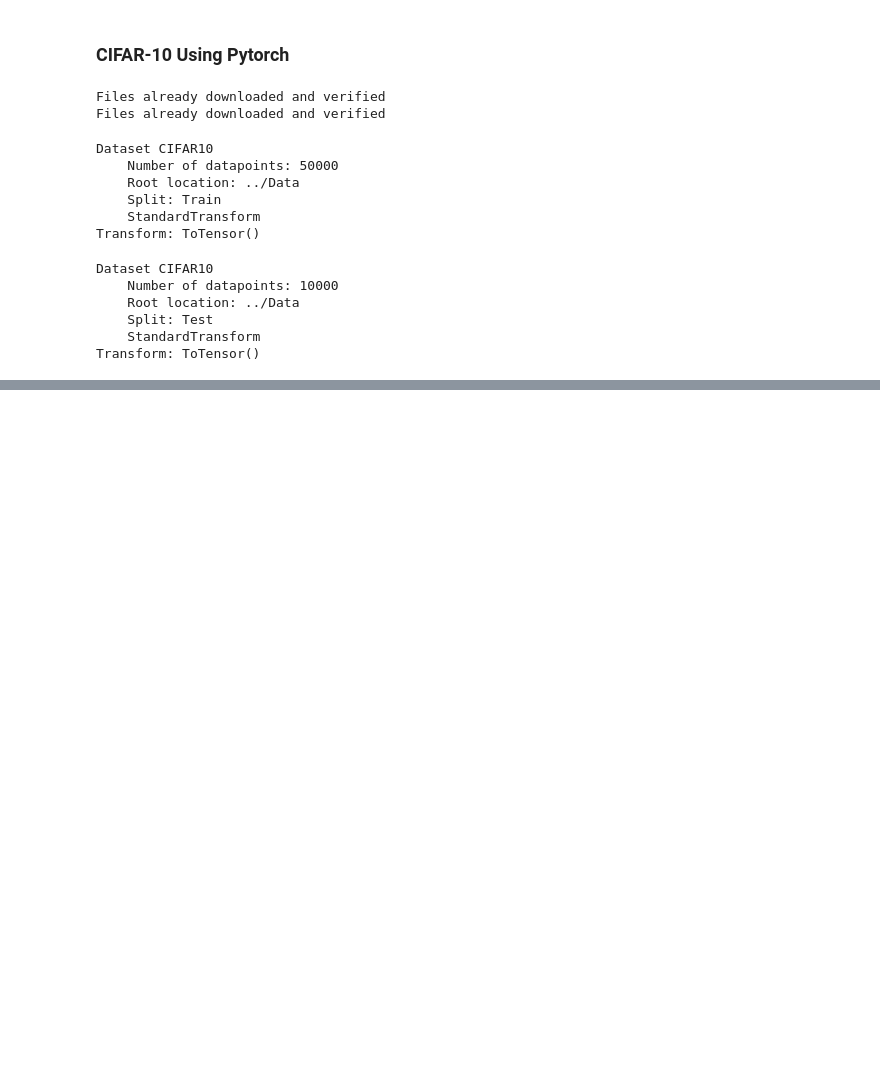
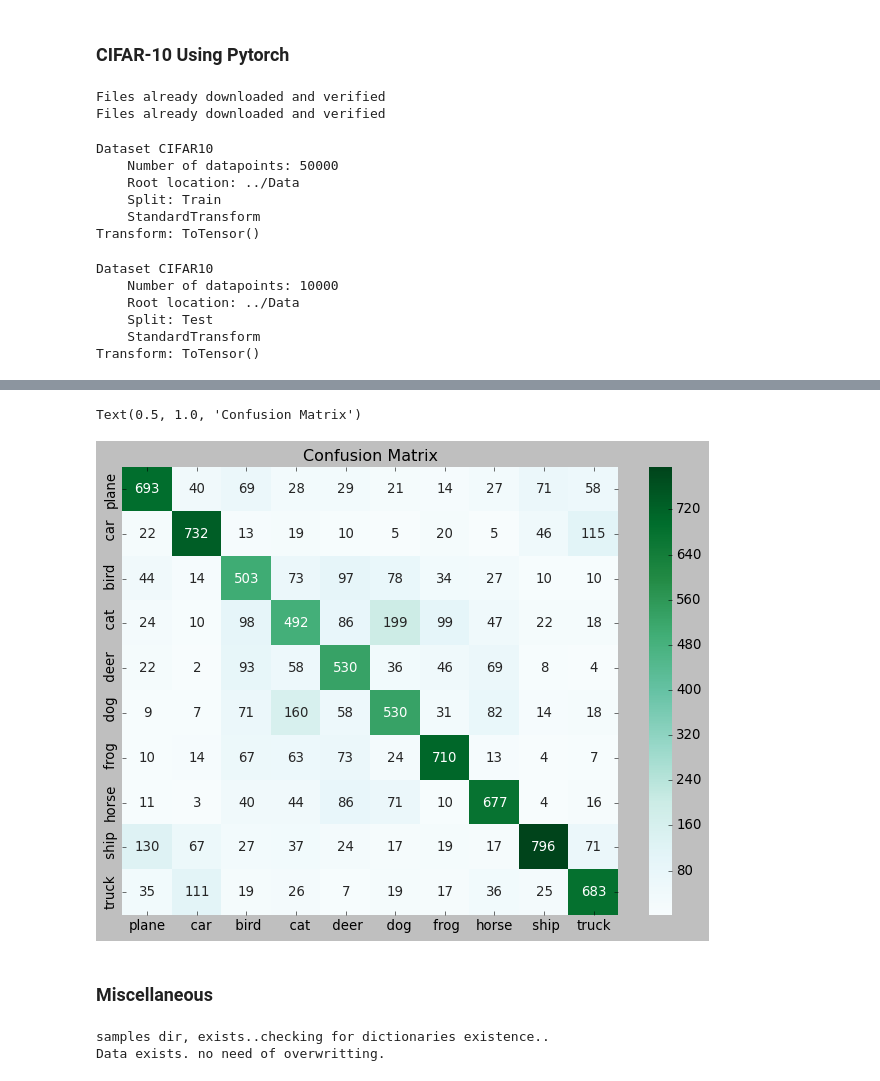
Before and after one commit to r0han99/Deep-Learning-Anatomy, a Jupyter notebook: Projects/CIFAR10/Pytorch/CIFAR10-Pytorch.ipynb, the cells around one changed output, grey strips where cells are left out. Cells and saved outputs as stored; diff of their text form; code cells hidden in the pictures; blank space fills up the shorter version.

```diff
--- a/Projects/CIFAR10/Pytorch/CIFAR10-Pytorch.ipynb
+++ b/Projects/CIFAR10/Pytorch/CIFAR10-Pytorch.ipynb
@@ -205,0 +253,14 @@ KeyboardInterrupt:
+# %%
+test_load = DataLoader(test_data,batch_size=test_data.data.shape[0],)
+# %%
+with torch.no_grad():
+    correct = 0
+    for x_test,y_test in test_load:
+
+        y_val = model(x_test)
+        _, predicted = y_val.max(1)
+
+        correct += (predicted == y_test ).sum()
+
+print(f"Test Accuracy {correct.item()}/{len(test_data)} : {correct.item()*100/(len(test_data))}%")
+accuracy = correct.item()*100/ (len(test_data))
@@ -205,0 +314,34 @@ KeyboardInterrupt:
+# %%
+confmat = pd.DataFrame(confusion_matrix(predicted,y_test))
+confmat.index = class_names
+confmat.columns = class_names
+# %%
+plt.figure(figsize=(10,7))
+sns.heatmap(confmat,annot=True,fmt='d',cmap='BuGn')
+plt.title('Confusion Matrix')
+# %% [output]
+Text(0.5, 1.0, 'Confusion Matrix')
+[figure, added]
+# %% [markdown]
+### Miscellaneous
+# %%
+import os
+path = '../samples/'
+overview_path = '../samples/overview.txt'
+eval_path  = '../samples/evaluate.txt'
+
+if os.path.exists(path):
+
+    print('samples dir, exists..checking for dictionaries existence..')
+
+    if os.path.exists(overview_path) and os.path.exists(eval_path):
+        print('Data exists. no need of overwritting.')
+    else:
+        print("overview and eval doesn't exist, proceed to step-2")
+
+else:
+    print("samples/ dir is non-existent, Establishing one..")
+    os.mkdir(path) # samples directory
+# %% [output]
+samples dir, exists..checking for dictionaries existence..
+Data exists. no need of overwritting.
```
Also changed, not shown: parts of 22 cells of this notebook, 11 other files.
